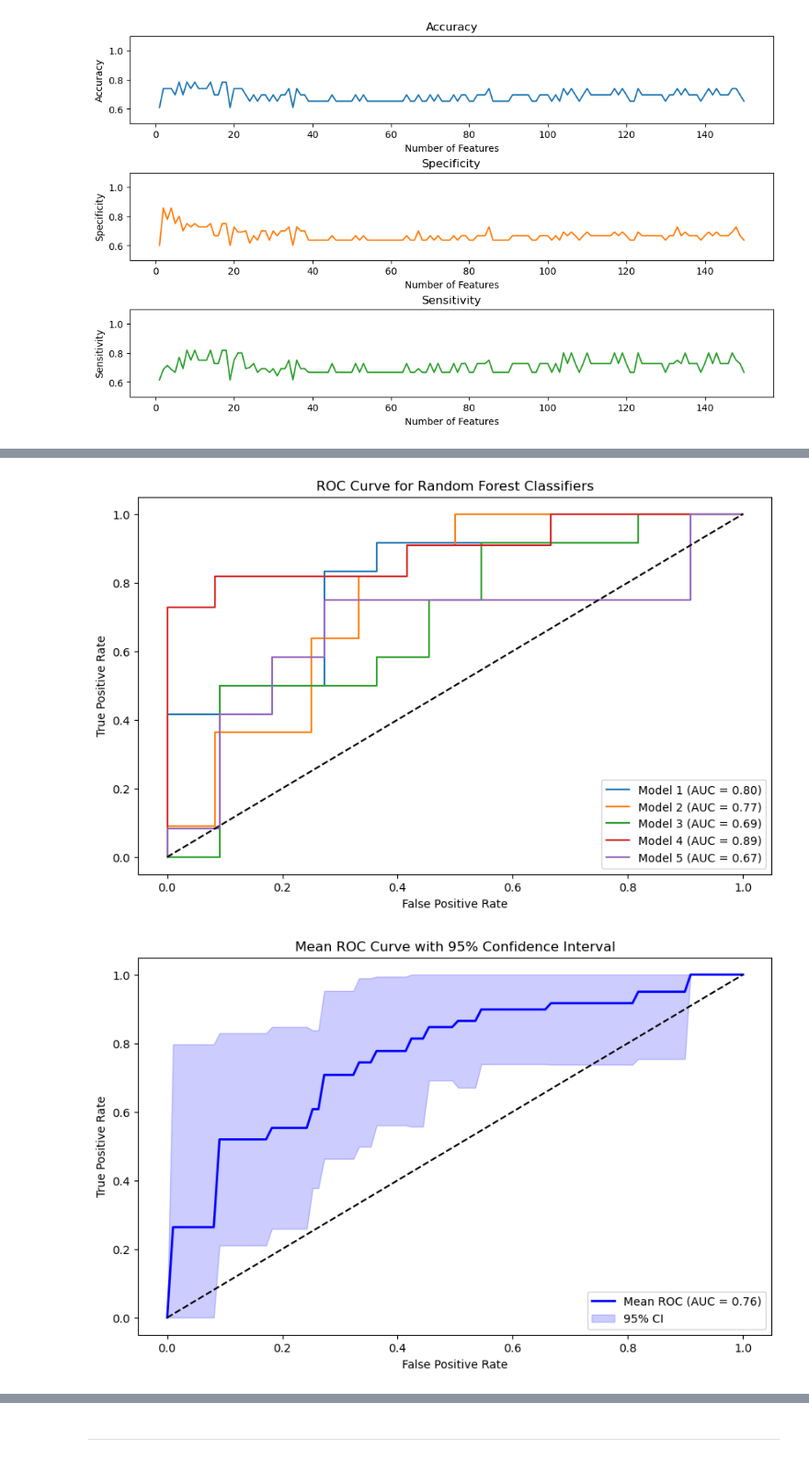
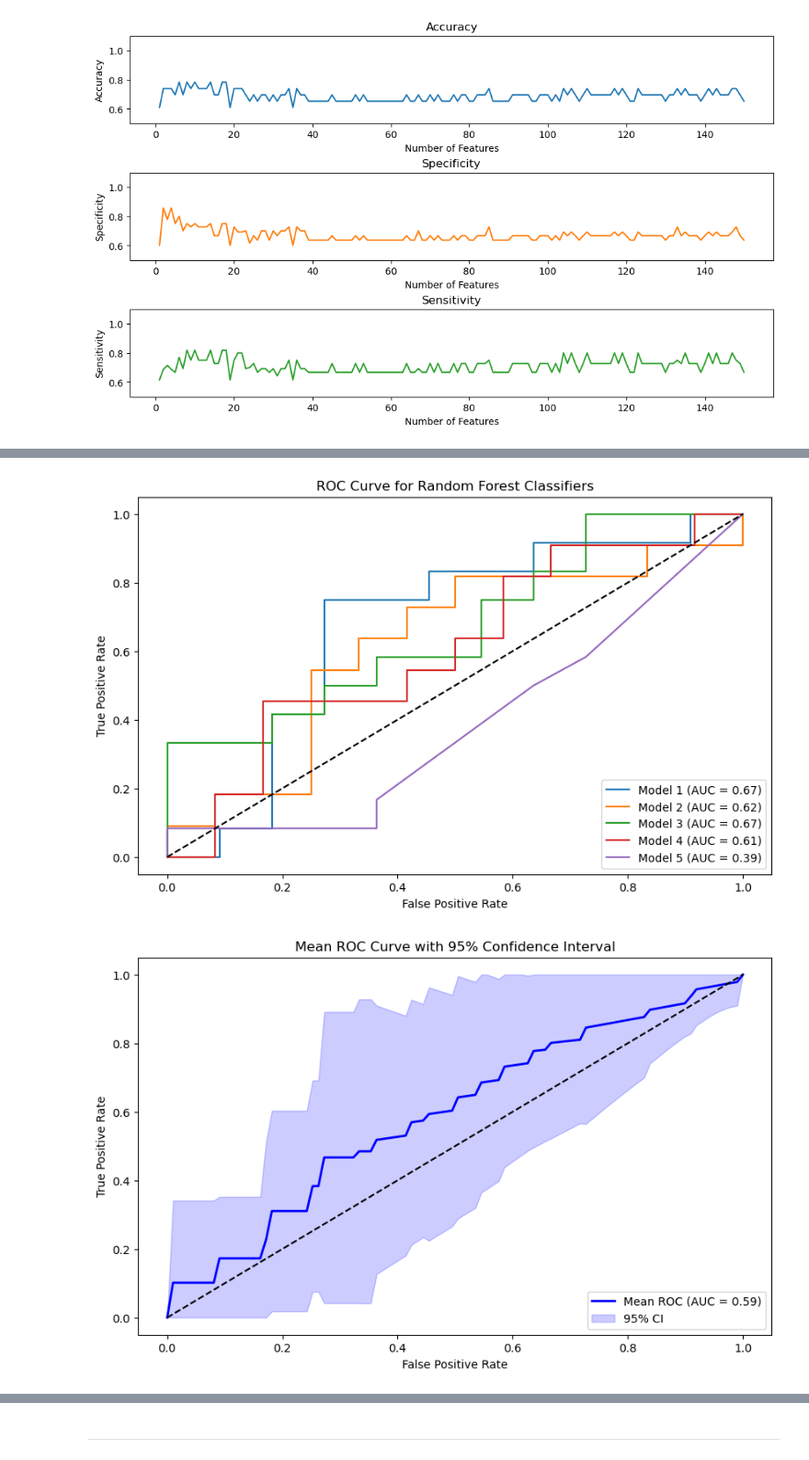
Before and after one commit to jolinevb/Lipo_ML, a Jupyter notebook: assignment.ipynb, the cells around one changed output, grey strips where cells are left out. Shown at 92% size. Cells and saved outputs as stored; diff of their text form; code cells hidden in the pictures.

Commit message:
added better pca for random forest and svm

```diff
--- a/assignment.ipynb
+++ b/assignment.ipynb
@@ -1093,19 +1072,21 @@ def pca_feature_selection(data, model_test):
     recall = []
     added_scores = []
     for components in range(1, 51, 1):
-        pca = PCA(n_components=components)
-        pca_transform = pca.fit_transform(data.drop(columns='label'))
-        data_pca = pd.DataFrame(data=pca_transform, columns=[f'PC{i+1}' for i in range(pca_transform.shape[1])])
-        data_pca['label'] = data['label'].values
-
-        data_lipoma_pca = data_pca[data_pca['label'] == 'lipoma']
-        data_liposarcoma_pca = data_pca[data_pca['label'] == 'liposarcoma']
-
+        #split data to get even groups
+        data_lipoma_pca = data[data['label'] == 'lipoma']
+        data_liposarcoma_pca = data[data['label'] == 'liposarcoma']
+        #split train and test set using split_data
         split_lipoma_pca = split_data(data_lipoma_pca)
         split_liposarcoma_pca = split_data(data_liposarcoma_pca)
         features_train, features_test, label_train, label_test = [
         pd.concat([x, y]) for x, y in zip(split_lipoma_pca, split_liposarcoma_pca)
         ]
+        #PCA fit on train set, then same PCA on test set
+        pca = PCA(n_components=components)
+        pca_transform = pca.fit_transform(features_train)
+        features_train = pd.DataFrame(data=pca_transform, columns=[f'PC{i+1}' for i in range(pca_transform.shape[1])])
+        features_test = pca.transform(features_test)
+        features_test = pd.DataFrame(data=features_test,columns=[f'PC{i+1}' for i in range(pca_transform.shape[1])])
 
         model_test.fit(features_train, label_train)
         label_pred = model_test.predict(features_test)
@@ -1242,13 +1223,13 @@ def random_forest_classifier(data, selection):
     features = []
     plt.figure(figsize=(10, 6))
     for i in range(1,n+1):
+        split_lipoma = split_data(data_lipoma, n, i)
+        split_liposarcoma = split_data(data_liposarcoma, n, i)
+        features_train, features_test, label_train, label_test = [
+            pd.concat([x, y]) for x, y in zip(split_lipoma, split_liposarcoma)
+            ]
+        train_data_rf = pd.concat([features_train, label_train], axis=1)
         if selection == 'forward filtering':
-            split_lipoma = split_data(data_lipoma, n, i)
-            split_liposarcoma = split_data(data_liposarcoma, n, i)
-            features_train, features_test, label_train, label_test = [
-                pd.concat([x, y]) for x, y in zip(split_lipoma, split_liposarcoma)
-                ]
-            train_data_rf = pd.concat([features_train, label_train], axis=1)
             model_select = RandomForestClassifier(min_samples_leaf=5, max_depth=10, n_estimators=75, random_state=42)
             accuracies, specificies, sensitivities, added_scores = forward_filtering(train_data_rf, model_select)
             best_features = added_scores.index(max(added_scores))+1
@@ -1260,22 +1241,14 @@ def random_forest_classifier(data, selection):
             features_test = features_test[columns_to_keep]
         elif selection == 'pca':
             model_test = RandomForestClassifier(min_samples_leaf=5, random_state=42, n_estimators=100, max_depth=10)
-            add_scores, accuracy, sensitivity, specificity = pca_feature_selection(data, model_test)
+            add_scores, accuracy, sensitivity, specificity = pca_feature_selection(train_data_rf, model_test)
             best_pca = add_scores.index(max(add_scores))+1
             features.append(best_pca)
             pca = PCA(n_components=best_pca)
-            pca_transform = pca.fit_transform(data.drop(columns='label'))
-            data_pca = pd.DataFrame(data=pca_transform, columns=[f'PC{i+1}' for i in range(pca_transform.shape[1])])
-            data_pca['label'] = data['label'].values
-
-            data_lipoma_pca = data_pca[data_pca['label'] == 'lipoma']
-            data_liposarcoma_pca = data_pca[data_pca['label'] == 'liposarcoma']
-
-            split_lipoma_pca = split_data(data_lipoma_pca, n, i)
-            split_liposarcoma_pca = split_data(data_liposarcoma_pca, n, i)
-            features_train, features_test, label_train, label_test = [
-            pd.concat([x, y]) for x, y in zip(split_lipoma_pca, split_liposarcoma_pca)
-            ]
+            pca_transform = pca.fit_transform(features_train)
+            features_train = pd.DataFrame(data=pca_transform, columns=[f'PC{i+1}' for i in range(pca_transform.shape[1])])
+            features_test = pca.transform(features_test)
+            features_test = pd.DataFrame(data=features_test,columns=[f'PC{i+1}' for i in range(pca_transform.shape[1])])
 
         rand_search.fit(features_train, label_train)
         best_rf = rand_search.best_estimator_
@@ -1337,10 +1310,10 @@ def random_forest_classifier(data, selection):
 best_rf_complete, best_hyper_params, feature_amount = random_forest_classifier(data, 'forward filtering')
 
 p_values = calculate_p_values(data)
-p_values_used = p_values[:feature_amount[0]].index
+p_values_used = p_values[:feature_amount[1]].index
 columns_to_keep = list(p_values_used) + ['label']
 data_used = data[columns_to_keep]
-learning_curve_plot(RandomForestClassifier, best_hyper_params[0], data_used)
+learning_curve_plot(RandomForestClassifier, best_hyper_params[1], data_used)
 
 best_rf_complete, best_hyper_params, pca_comp = random_forest_classifier(data, 'pca')
 
@@ -1373,5 +1346,5 @@ Accuracy: 0.5652173913043478, Specificity: 0.5454545454545454, Sensitivity: 0.58
 [figure]
 [figure]
 [figure]
-[figure, old version]
+[figure, new version]
-[figure, old version]
+[figure, new version]
```
Also changed, not shown: parts of 11 cells of this notebook.
